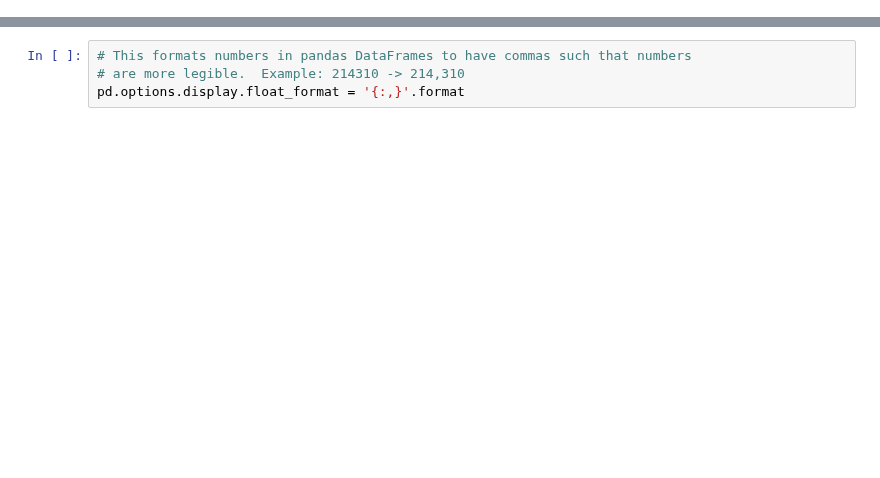
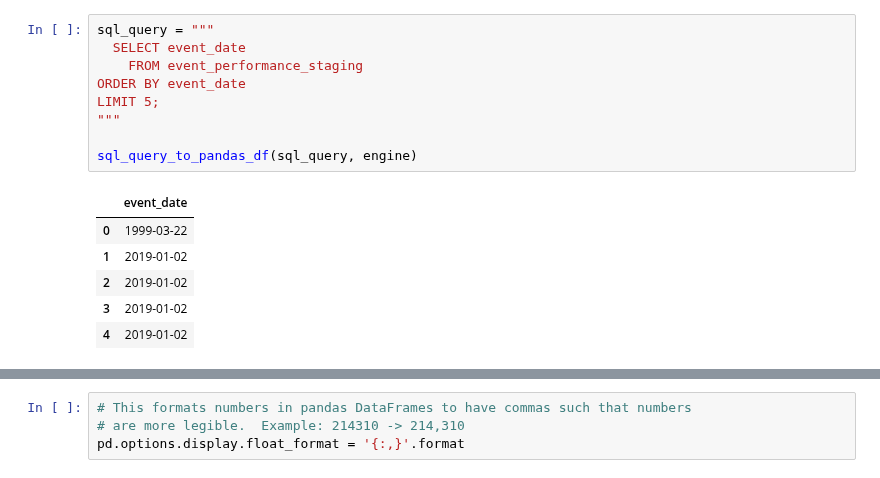
Before and after one commit to papir805/bot_battles_player_analysis, a Jupyter notebook: summary_report.ipynb, the cells around one changed output, grey strips where cells are left out. Drawn from its saved outputs; the diff is of its cells as text; blank space fills up the shorter version.

```diff
--- a/q2_data_analysis.ipynb
+++ b/summary_report.ipynb
@@ -53,0 +220,16 @@ For the SQL code, see q1_cleaning_and_loading_data.sql in the zip file.
+# %%
+sql_query = """
+  SELECT event_date
+    FROM event_performance_staging
+ORDER BY event_date
+LIMIT 5;
+"""
+
+sql_query_to_pandas_df(sql_query, engine)
+# %% [output]
+|  | event_date |
+| 0 | 1999-03-22 |
+| 1 | 2019-01-02 |
+| 2 | 2019-01-02 |
+| 3 | 2019-01-02 |
+| 4 | 2019-01-02 |
```
Also changed, not shown: parts of 84 cells of this notebook, 4 other files.
